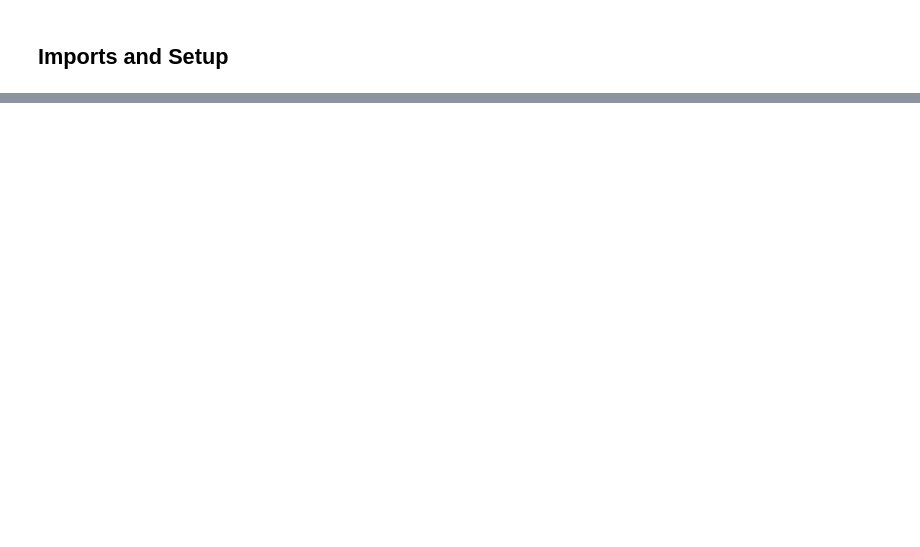
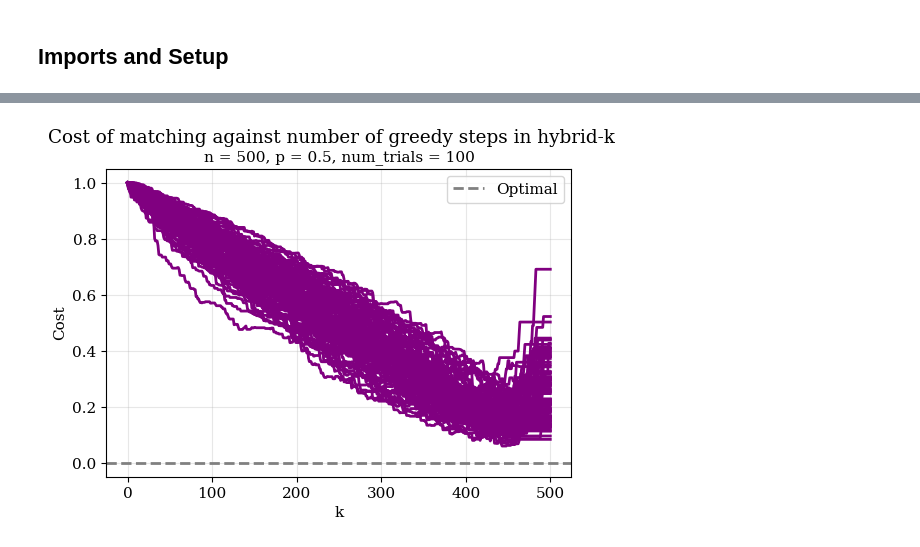
Before and after one commit to SamSandwich07/Concave-Optimal-Transport, a Jupyter notebook: hybrid_k.ipynb, the cells around one changed output, grey strips where cells are left out. Saved outputs shown, nothing was run; the diff lists cells and outputs as text; code cells hidden in the pictures; blank space fills up the shorter version.

```diff
--- a/hybrid_k.ipynb
+++ b/hybrid_k.ipynb
@@ -73,3 +73,37 @@ Dyck: 1.000000, Greedy: 0.230243, Best hybrid (k=900): 0.131085
+# %%
+#  Generate n points num_trial number of times for fixed p. Normalize the data and plot them cost against k for all trials on the same graph
+
+n = 500
+p = 0.5
+num_trials = 100
+k_values = list(range(n + 1))
+cost_list = []
+
+for _ in range(num_trials):
+    X, Y = generate_random_points(n)
+    optimal, optimal_cost = compute_optimal(X, Y, p)
+
+    hybrid_costs = compute_hybrid_costs_for_all_k(X, Y, p)
+    dyck_cost = hybrid_costs[0]
+    greedy_cost = hybrid_costs[-1]
+    max_pure_translated = max(dyck_cost, greedy_cost) - optimal_cost
+
+    normalized_hybrid_costs = [(c - optimal_cost)/max_pure_translated for c in hybrid_costs]
+    cost_list.append(normalized_hybrid_costs)
+
+fig, ax = plt.subplots(figsize=(6, 4))
+for matching_cost in cost_list:
+    ax.plot(k_values, matching_cost, '-', linewidth=2, markersize=4, color='purple')
+ax.axhline(0, color='grey', linestyle='--', linewidth=2, label='Optimal')
+ax.legend()
+ax.set_xlabel('k')
+ax.set_ylabel('Cost')
+plt.suptitle('Cost of matching against number of greedy steps in hybrid-k')
+plt.title(f"n = {n}, p = {p}, num_trials = {num_trials}", fontsize=11)
+ax.grid(True, alpha=0.3)
+plt.show()
+# %% [output]
+[figure, added]
 # %%
 # Generate n points num_trial number of times for various p. Compute the average k which has the lowest cost matching for each p and plot k against p
 
```
Also changed, not shown: parts of 4 cells of this notebook, 1 other file.
